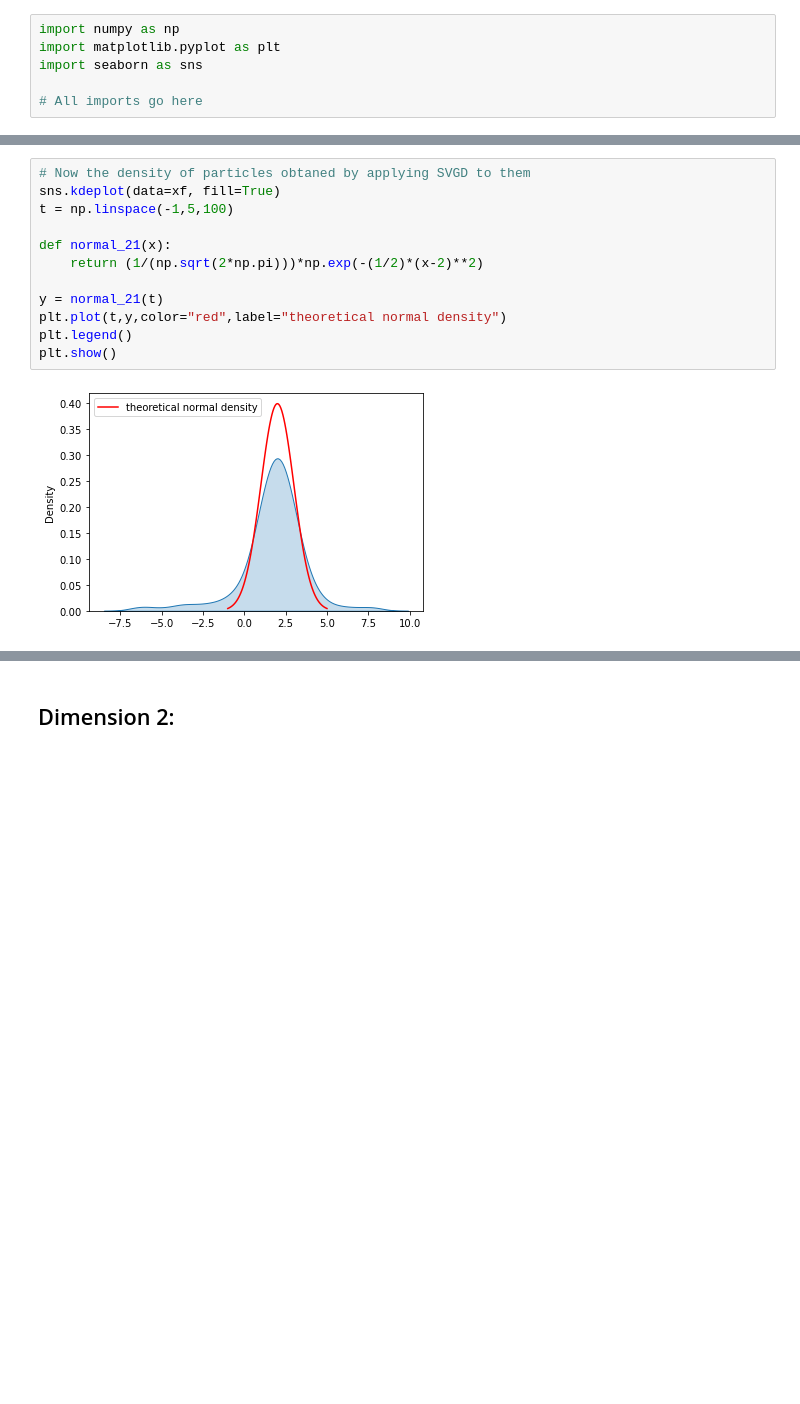
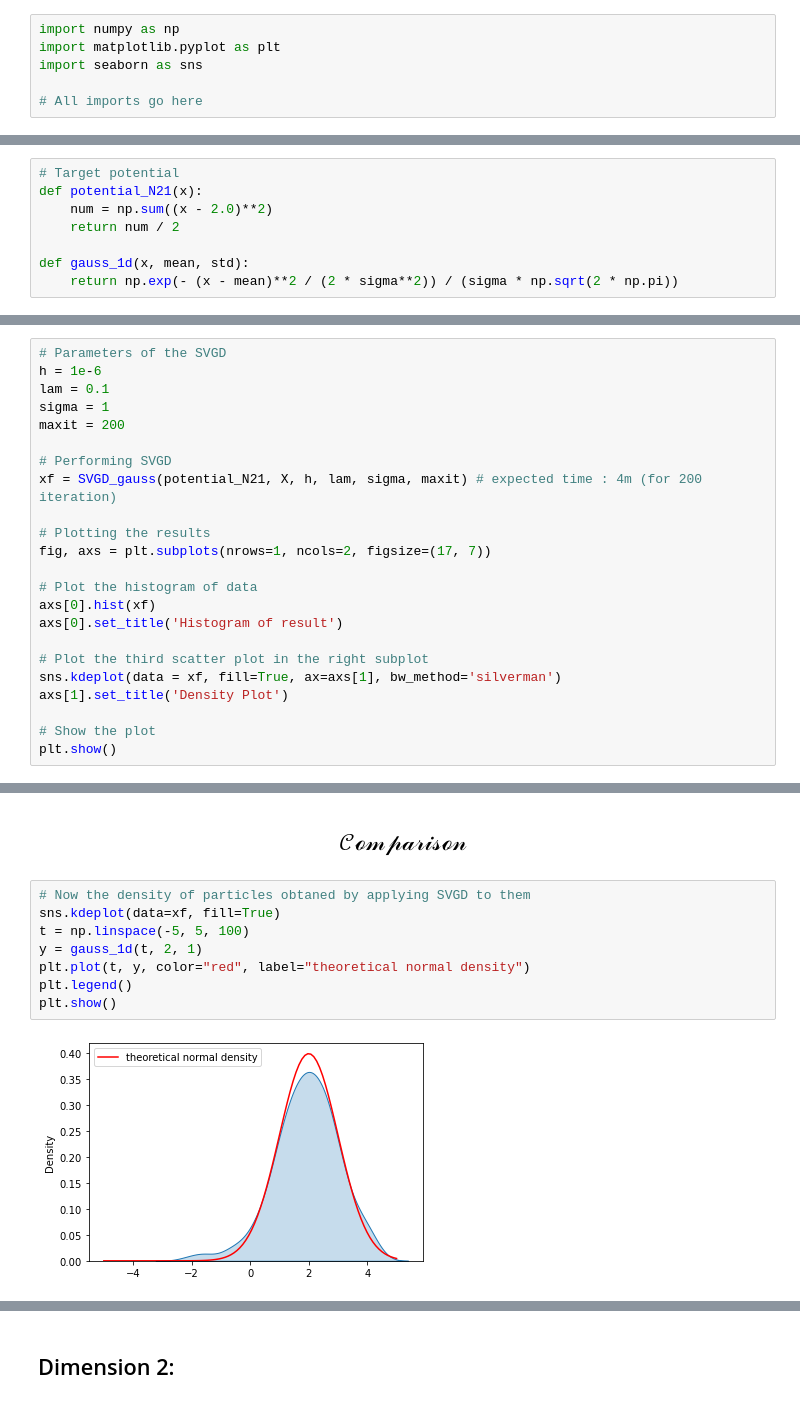
Before and after one commit to elfirdoussilab1/SVGD, a Jupyter notebook: Sampling_methods.ipynb, the cells around one changed output, grey strips where cells are left out. Saved outputs shown, nothing was run; the diff lists cells and outputs as text; blank space fills up the shorter version.

```diff
--- a/Sampling_methods.ipynb
+++ b/Sampling_methods.ipynb
@@ -119,0 +185,8 @@ sns.kdeplot(data=X, fill=True)
+# %%
+# Target potential
+def potential_N21(x):
+    num = np.sum((x - 2.0)**2)
+    return num / 2
+
+def gauss_1d(x, mean, std):
+    return np.exp(- (x - mean)**2 / (2 * sigma**2)) / (sigma * np.sqrt(2 * np.pi))
@@ -119,0 +213,23 @@ sns.kdeplot(data=X, fill=True)
+# %%
+# Parameters of the SVGD
+h = 1e-6
+lam = 0.1
+sigma = 1
+maxit = 200
+
+# Performing SVGD
+xf = SVGD_gauss(potential_N21, X, h, lam, sigma, maxit) # expected time : 4m (for 200 iteration)
+
+# Plotting the results
+fig, axs = plt.subplots(nrows=1, ncols=2, figsize=(17, 7))
+
+# Plot the histogram of data
+axs[0].hist(xf)
+axs[0].set_title('Histogram of result')
+
+# Plot the third scatter plot in the right subplot
+sns.kdeplot(data = xf, fill=True, ax=axs[1], bw_method='silverman')
+axs[1].set_title('Density Plot')
+
+# Show the plot
+plt.show()
@@ -120,14 +238,12 @@ sns.kdeplot(data=X, fill=True)
+# %% [markdown]
+## $$ \mathcal{Comparison} $$
 # %%
 # Now the density of particles obtaned by applying SVGD to them
 sns.kdeplot(data=xf, fill=True)
-t = np.linspace(-1,5,100)
-
-def normal_21(x):
-    return (1/(np.sqrt(2*np.pi)))*np.exp(-(1/2)*(x-2)**2)
-
-y = normal_21(t)
-plt.plot(t,y,color="red",label="theoretical normal density")
+t = np.linspace(-5, 5, 100)
+y = gauss_1d(t, 2, 1)
+plt.plot(t, y, color="red", label="theoretical normal density")
 plt.legend()
 plt.show()
 # %% [output]
-[figure, old version]
+[figure, new version]
```
Also changed, not shown: parts of 32 cells of this notebook.
